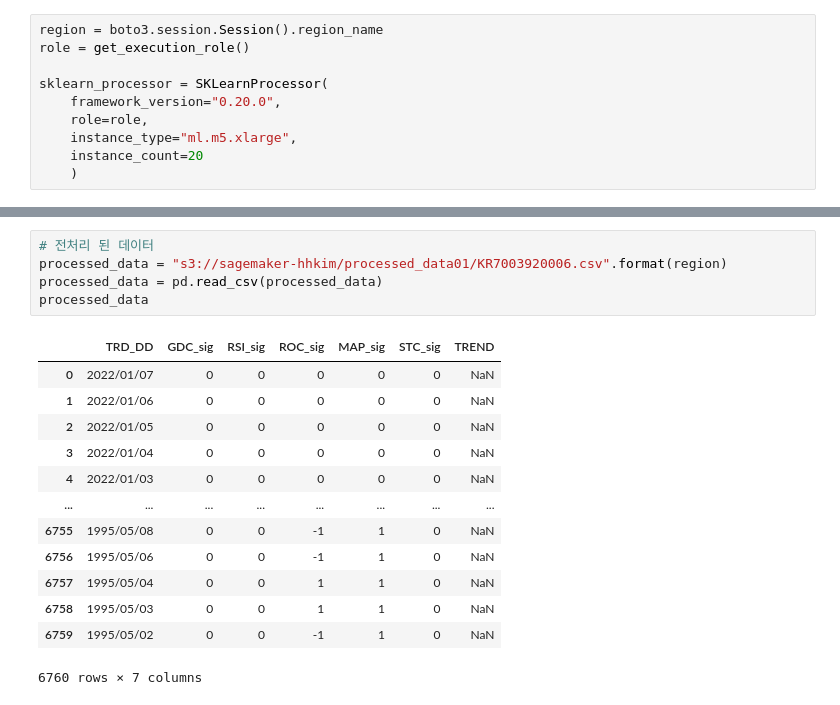
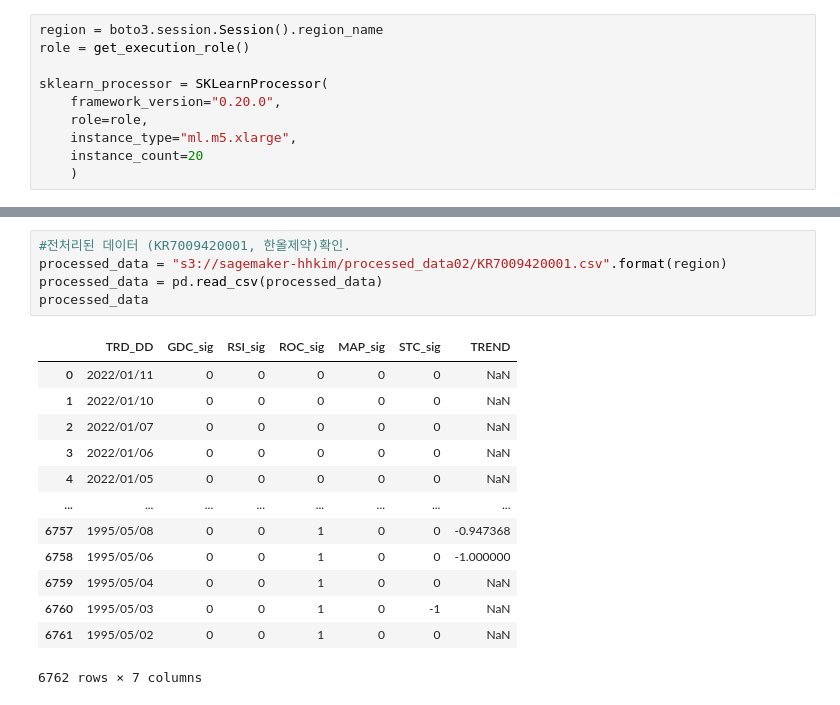
Before and after one commit to baeksumin/k-project, a Jupyter notebook: data_preprocessing/AWS_preprocessing.ipynb, the cells around one changed output, grey strips where cells are left out. Drawn from its saved outputs; the diff is of its cells as text.

```diff
--- a/data_preprocessing/AWS_preprocessing.ipynb
+++ b/data_preprocessing/AWS_preprocessing.ipynb
@@ -1401,19 +1411,19 @@ Time Elapsed: 36.90
 # %%
-# 전처리 된 데이터
-processed_data = "s3://sagemaker-hhkim/processed_data01/KR7003920006.csv".format(region)
+#전처리된 데이터 (KR7009420001, 한올제약)확인.
+processed_data = "s3://sagemaker-hhkim/processed_data02/KR7009420001.csv".format(region)
 processed_data = pd.read_csv(processed_data)
 processed_data
 # %% [output]
 |  | TRD_DD | GDC_sig | RSI_sig | ROC_sig | MAP_sig | STC_sig | TREND |
-| 0 | 2022/01/07 | 0 | 0 | 0 | 0 | 0 | NaN |
-| 1 | 2022/01/06 | 0 | 0 | 0 | 0 | 0 | NaN |
-| 2 | 2022/01/05 | 0 | 0 | 0 | 0 | 0 | NaN |
-| 3 | 2022/01/04 | 0 | 0 | 0 | 0 | 0 | NaN |
-| 4 | 2022/01/03 | 0 | 0 | 0 | 0 | 0 | NaN |
+| 0 | 2022/01/11 | 0 | 0 | 0 | 0 | 0 | NaN |
+| 1 | 2022/01/10 | 0 | 0 | 0 | 0 | 0 | NaN |
+| 2 | 2022/01/07 | 0 | 0 | 0 | 0 | 0 | NaN |
+| 3 | 2022/01/06 | 0 | 0 | 0 | 0 | 0 | NaN |
+| 4 | 2022/01/05 | 0 | 0 | 0 | 0 | 0 | NaN |
 | ... | ... | ... | ... | ... | ... | ... | ... |
-| 6755 | 1995/05/08 | 0 | 0 | -1 | 1 | 0 | NaN |
-| 6756 | 1995/05/06 | 0 | 0 | -1 | 1 | 0 | NaN |
-| 6757 | 1995/05/04 | 0 | 0 | 1 | 1 | 0 | NaN |
-| 6758 | 1995/05/03 | 0 | 0 | 1 | 1 | 0 | NaN |
-| 6759 | 1995/05/02 | 0 | 0 | -1 | 1 | 0 | NaN |
+| 6757 | 1995/05/08 | 0 | 0 | 1 | 0 | 0 | -0.947368 |
+| 6758 | 1995/05/06 | 0 | 0 | 1 | 0 | 0 | -1.000000 |
+| 6759 | 1995/05/04 | 0 | 0 | 1 | 0 | 0 | NaN |
+| 6760 | 1995/05/03 | 0 | 0 | 1 | 0 | -1 | NaN |
+| 6761 | 1995/05/02 | 0 | 0 | 1 | 0 | 0 | NaN |
-6760 rows × 7 columns
+6762 rows × 7 columns
```
Also changed, not shown: parts of 4 cells of this notebook.
